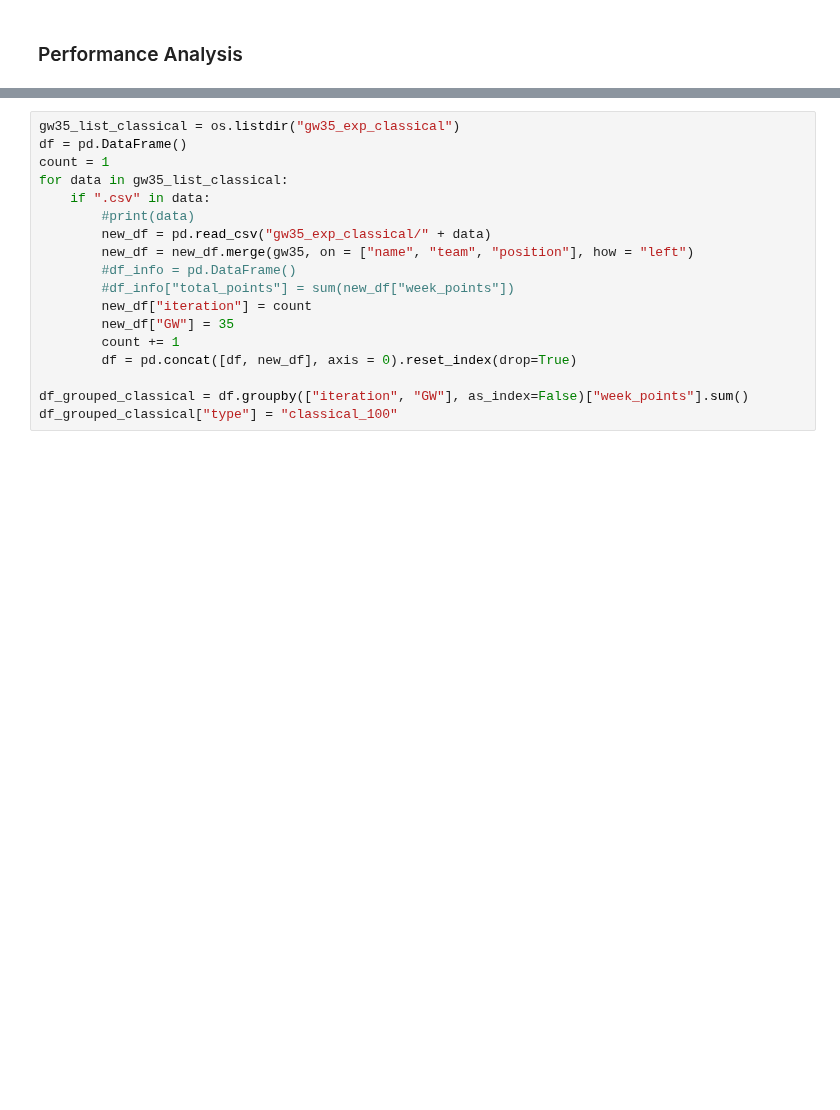
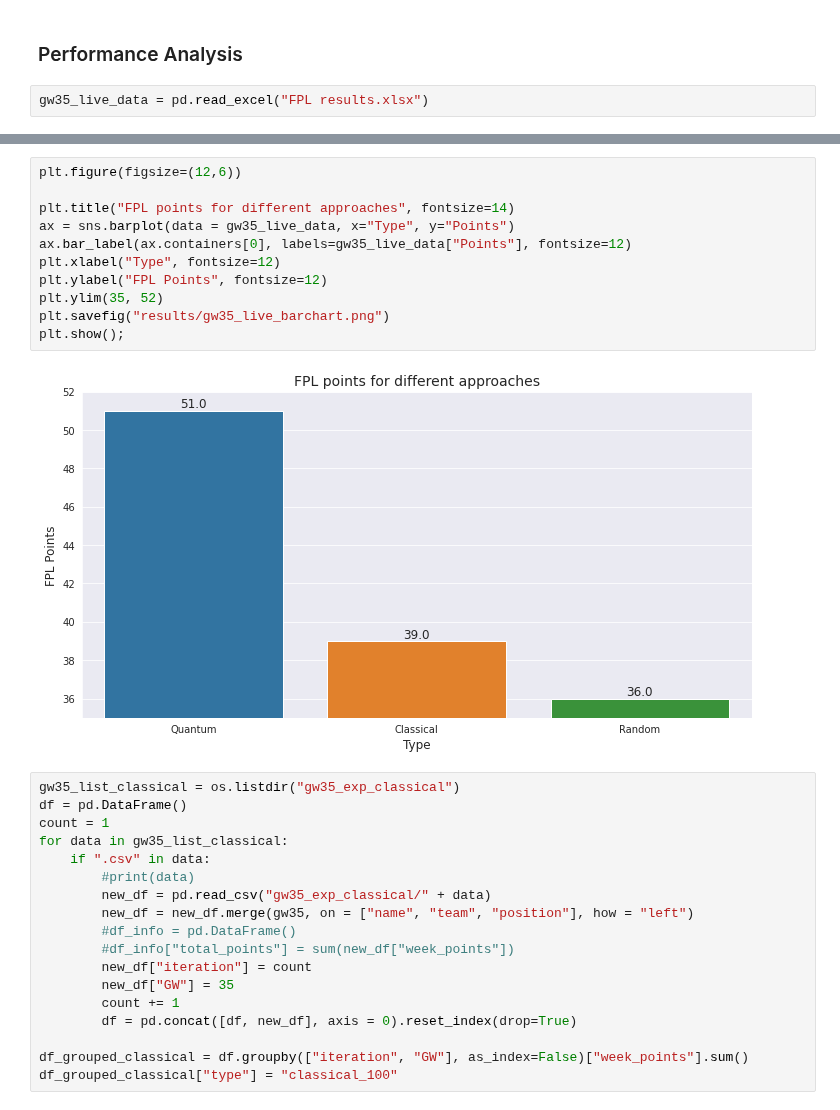
Before and after one commit to MUbarak123-56/fpl_team_optimization, a Jupyter notebook: experimentation/experimental_results_35.ipynb, the cells around one changed output, grey strips where cells are left out. Drawn from its saved outputs; the diff is of its cells as text; blank space fills up the shorter version.

```diff
--- a/experimentation/experimental_results_35.ipynb
+++ b/experimentation/experimental_results_35.ipynb
@@ -15,3 +15,5 @@ sum(gw35["week_points"])
 874
 # %% [markdown]
 ### Performance Analysis
+# %%
+gw35_live_data = pd.read_excel("FPL results.xlsx")
@@ -18,3 +27,16 @@ sum(gw35["week_points"])
+# %%
+plt.figure(figsize=(12,6))
+
+plt.title("FPL points for different approaches", fontsize=14)
+ax = sns.barplot(data = gw35_live_data, x="Type", y="Points")
+ax.bar_label(ax.containers[0], labels=gw35_live_data["Points"], fontsize=12)
+plt.xlabel("Type", fontsize=12)
+plt.ylabel("FPL Points", fontsize=12)
+plt.ylim(35, 52)
+plt.savefig("results/gw35_live_barchart.png")
+plt.show();
+# %% [output]
+[figure, added]
 # %%
 gw35_list_classical = os.listdir("gw35_exp_classical")
 df = pd.DataFrame()
```
Also changed, not shown: parts of 1 cell of this notebook, 2 other files.
